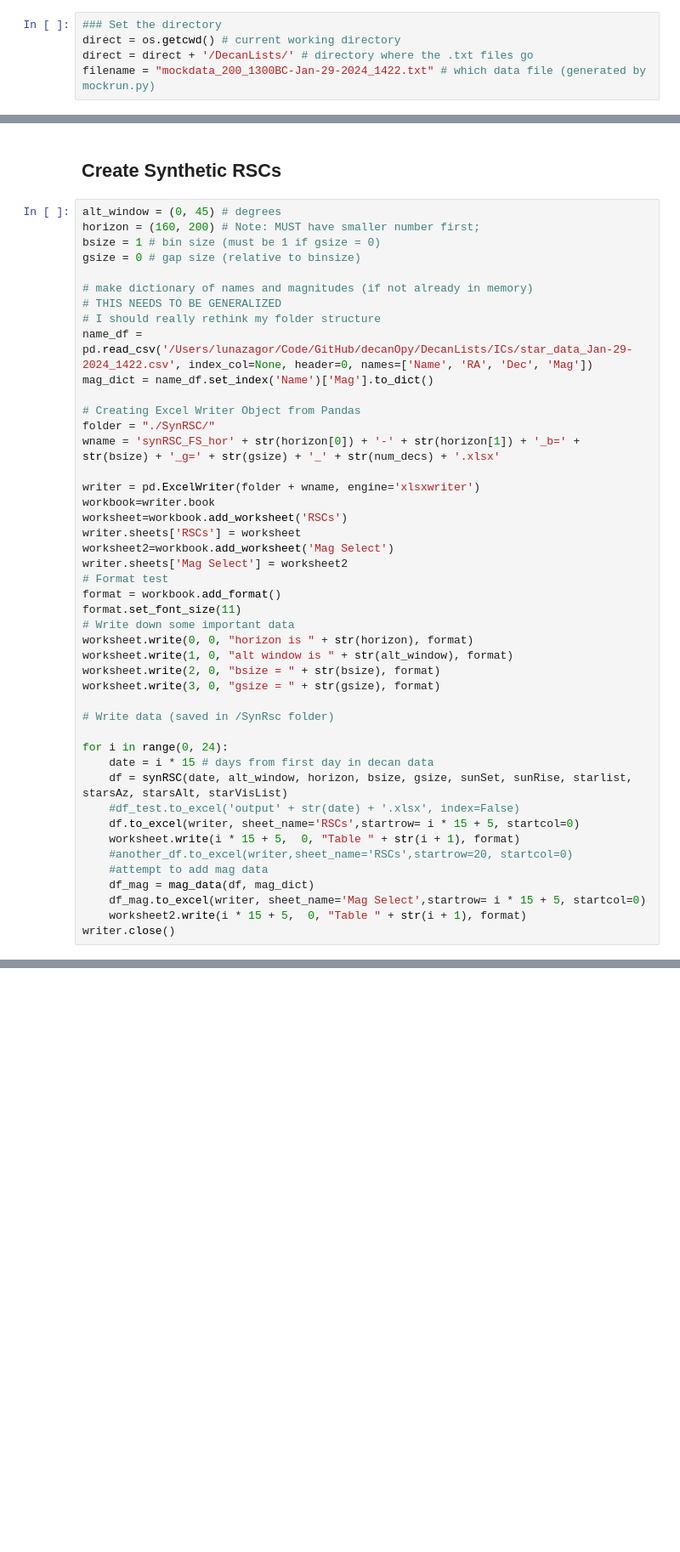
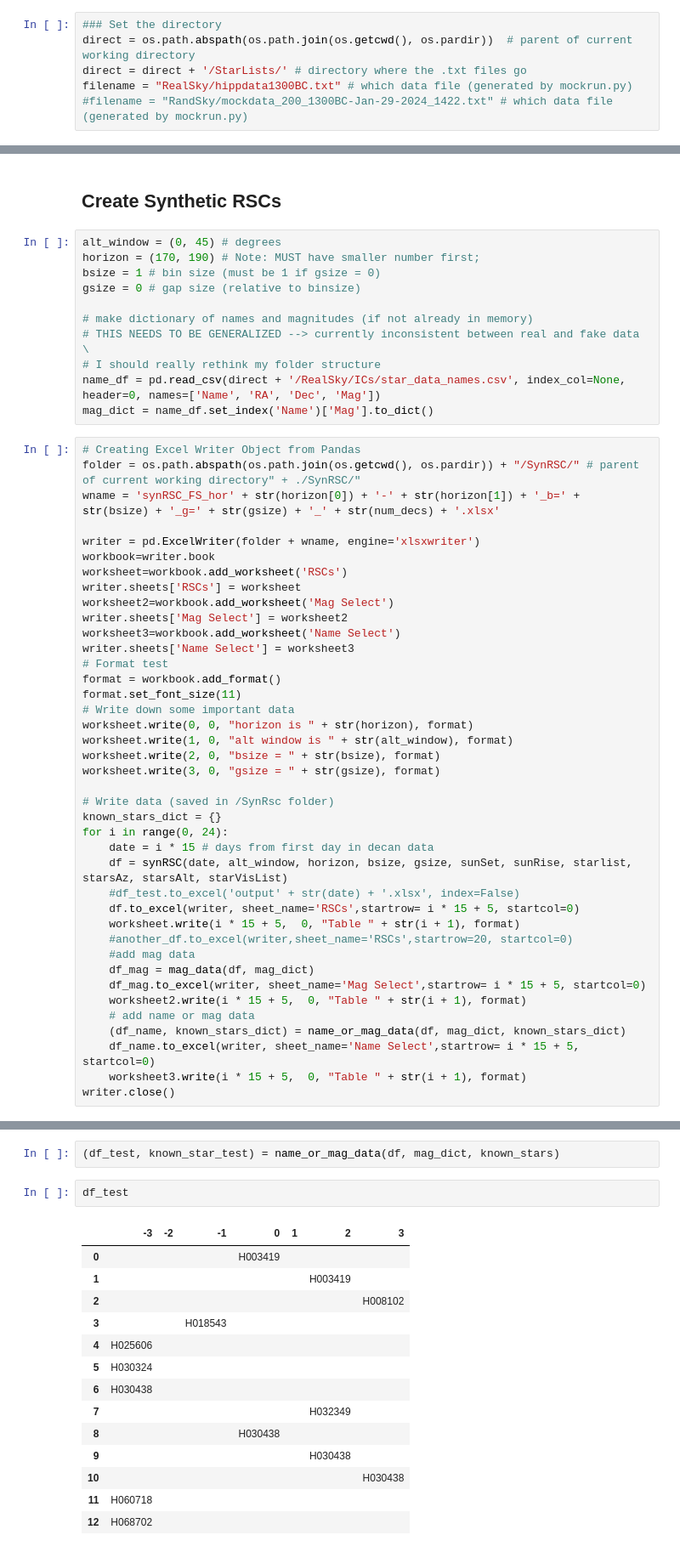
Before and after one commit to lunazagor/decanOpy, a Jupyter notebook: SynRSC/synRSCgenerator.ipynb, the cells around one changed output, grey strips where cells are left out. Shown: that part at 85% size. Saved outputs shown, nothing was run; the diff lists cells and outputs as text; blank space fills up the shorter version.

Commit message:
updated named star choices

```diff
--- a/SynRSC/synRSCgenerator.ipynb
+++ b/SynRSC/synRSCgenerator.ipynb
@@ -252,9 +314,10 @@ def mag_data(df, mag_dict):
 ## Import Data & Make Necessary Structures
 # %%
 ### Set the directory
-direct = os.getcwd() # current working directory
-direct = direct + '/DecanLists/' # directory where the .txt files go
-filename = "mockdata_200_1300BC-Jan-29-2024_1422.txt" # which data file (generated by mockrun.py)
+direct = os.path.abspath(os.path.join(os.getcwd(), os.pardir))  # parent of current working directory
+direct = direct + '/StarLists/' # directory where the .txt files go
+filename = "RealSky/hippdata1300BC.txt" # which data file (generated by mockrun.py)
+#filename = "RandSky/mockdata_200_1300BC-Jan-29-2024_1422.txt" # which data file (generated by mockrun.py)
 # %%
 decanOutput = pd.read_csv(direct + filename, sep = "|")
 
@@ -310,20 +373,20 @@ for i in range(0, num_decs):
         starMaxAltList[i,:] = maxAlt
 # %% [markdown]
 ## Create Synthetic RSCs
+# %%
+alt_window = (0, 45) # degrees
+horizon = (170, 190) # Note: MUST have smaller number first;
+bsize = 1 # bin size (must be 1 if gsize = 0)
+gsize = 0 # gap size (relative to binsize)
+
+# make dictionary of names and magnitudes (if not already in memory)
+# THIS NEEDS TO BE GENERALIZED --> currently inconsistent between real and fake data \
+# I should really rethink my folder structure
+name_df = pd.read_csv(direct + '/RealSky/ICs/star_data_names.csv', index_col=None, header=0, names=['Name', 'RA', 'Dec', 'Mag'])
+mag_dict = name_df.set_index('Name')['Mag'].to_dict()
 # %%
-alt_window = (0, 45) # degrees
-horizon = (160, 200) # Note: MUST have smaller number first;
-bsize = 1 # bin size (must be 1 if gsize = 0)
-gsize = 0 # gap size (relative to binsize)
-
-# make dictionary of names and magnitudes (if not already in memory)
-# THIS NEEDS TO BE GENERALIZED
-# I should really rethink my folder structure
-name_df = pd.read_csv('/Users/lunazagor/Code/GitHub/decanOpy/DecanLists/ICs/star_data_Jan-29-2024_1422.csv', index_col=None, header=0, names=['Name', 'RA', 'Dec', 'Mag'])
-mag_dict = name_df.set_index('Name')['Mag'].to_dict()
-
 # Creating Excel Writer Object from Pandas
-folder = "./SynRSC/"
+folder = os.path.abspath(os.path.join(os.getcwd(), os.pardir)) + "/SynRSC/" # parent of current working directory" + ./SynRSC/"
 wname = 'synRSC_FS_hor' + str(horizon[0]) + '-' + str(horizon[1]) + '_b=' + str(bsize) + '_g=' + str(gsize) + '_' + str(num_decs) + '.xlsx'
 
 writer = pd.ExcelWriter(folder + wname, engine='xlsxwriter')
@@ -332,6 +395,8 @@ worksheet=workbook.add_worksheet('RSCs')
 writer.sheets['RSCs'] = worksheet
 worksheet2=workbook.add_worksheet('Mag Select')
 writer.sheets['Mag Select'] = worksheet2
+worksheet3=workbook.add_worksheet('Name Select')
+writer.sheets['Name Select'] = worksheet3
 # Format test
 format = workbook.add_format()
 format.set_font_size(11)
@@ -342,7 +407,7 @@ worksheet.write(2, 0, "bsize = " + str(bsize), format)
 worksheet.write(3, 0, "gsize = " + str(gsize), format)
 
 # Write data (saved in /SynRsc folder)
-
+known_stars_dict = {}
 for i in range(0, 24):
     date = i * 15 # days from first day in decan data
     df = synRSC(date, alt_window, horizon, bsize, gsize, sunSet, sunRise, starlist, starsAz, starsAlt, starVisList)
@@ -350,8 +415,12 @@ for i in range(0, 24):
     df.to_excel(writer, sheet_name='RSCs',startrow= i * 15 + 5, startcol=0)
     worksheet.write(i * 15 + 5,  0, "Table " + str(i + 1), format)
     #another_df.to_excel(writer,sheet_name='RSCs',startrow=20, startcol=0)
-    #attempt to add mag data
+    #add mag data
     df_mag = mag_data(df, mag_dict)
     df_mag.to_excel(writer, sheet_name='Mag Select',startrow= i * 15 + 5, startcol=0)
     worksheet2.write(i * 15 + 5,  0, "Table " + str(i + 1), format)
+    # add name or mag data
+    (df_name, known_stars_dict) = name_or_mag_data(df, mag_dict, known_stars_dict)
+    df_name.to_excel(writer, sheet_name='Name Select',startrow= i * 15 + 5, startcol=0)
+    worksheet3.write(i * 15 + 5,  0, "Table " + str(i + 1), format)
 writer.close()
@@ -410,0 +634,19 @@ Ha, it works! Some notes on things to do:
+# %%
+(df_test, known_star_test) = name_or_mag_data(df, mag_dict, known_stars)
+# %%
+df_test
+# %% [output]
+|  | -3 | -2 | -1 | 0 | 1 | 2 | 3 |
+| 0 |  |  |  | H003419 |  |  |  |
+| 1 |  |  |  |  |  | H003419 |  |
+| 2 |  |  |  |  |  |  | H008102 |
+| 3 |  |  | H018543 |  |  |  |  |
+| 4 | H025606 |  |  |  |  |  |  |
+| 5 | H030324 |  |  |  |  |  |  |
+| 6 | H030438 |  |  |  |  |  |  |
+| 7 |  |  |  |  |  | H032349 |  |
+| 8 |  |  |  | H030438 |  |  |  |
+| 9 |  |  |  |  |  | H030438 |  |
+| 10 |  |  |  |  |  |  | H030438 |
+| 11 | H060718 |  |  |  |  |  |  |
+| 12 | H068702 |  |  |  |  |  |  |
```
Also changed, not shown: parts of 20 cells of this notebook.
